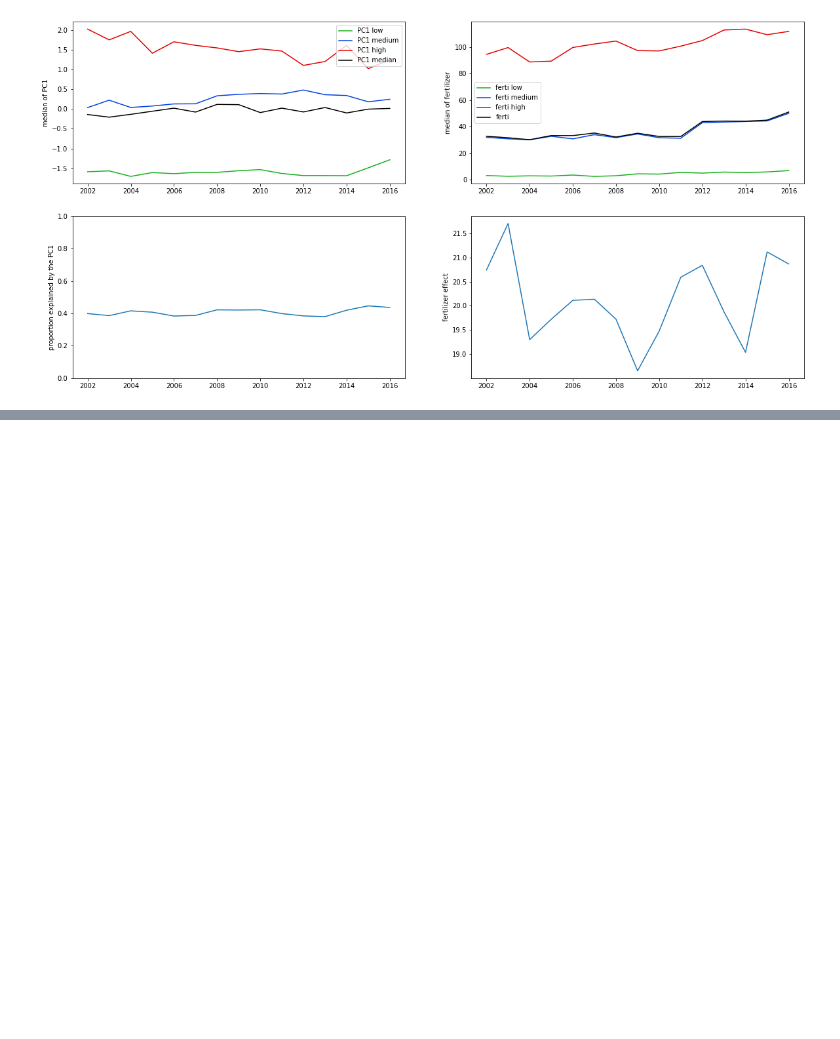
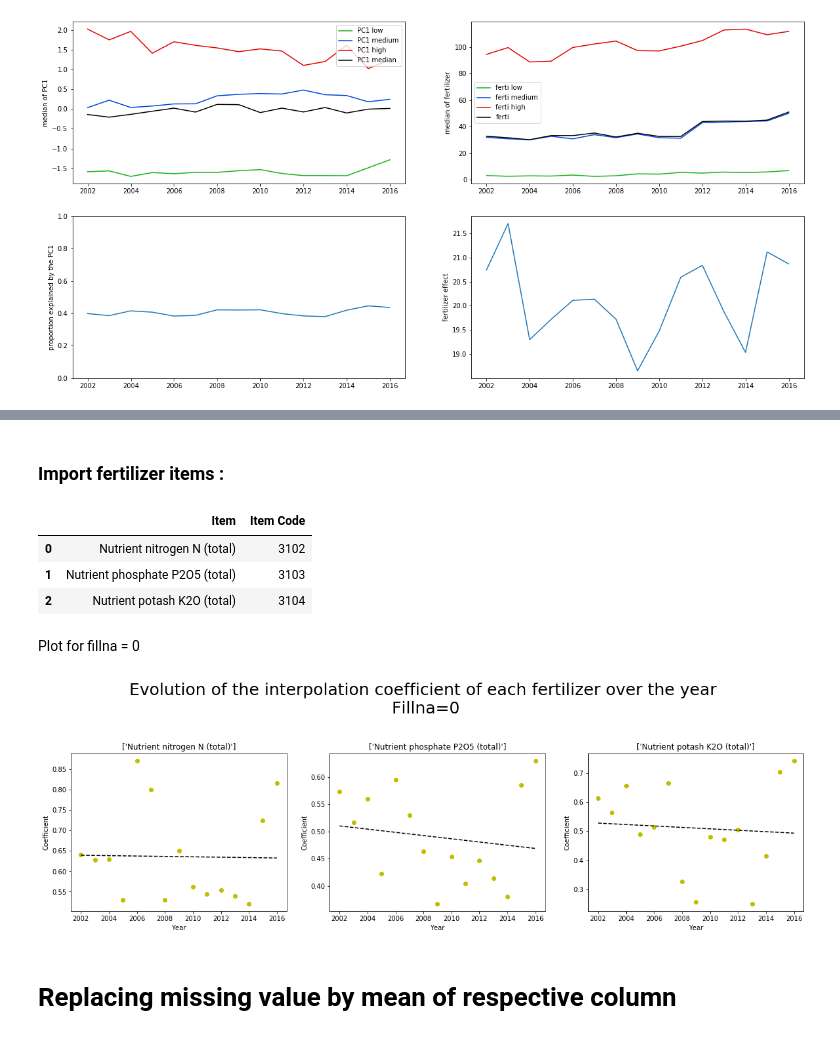
Before and after one commit to amara-slaymaker/ada_project-ada_nakamura, a Jupyter notebook: post_MS2_VR.ipynb, the cells around one changed output, grey strips where cells are left out. Saved outputs shown, nothing was run; the diff lists cells and outputs as text; code cells hidden in the pictures; blank space fills up the shorter version.

```diff
--- a/post_MS2_VR.ipynb
+++ b/post_MS2_VR.ipynb
@@ -202 +234,38 @@ Text(0, 0.5, 'fertilizer effect')
+# %% [markdown]
+### Import fertilizer items :
+# %%
+#looking at each type of fertilizer (and associated code)
+ferti_items = pd.DataFrame({'Item':fertilizer_area['Item'].unique(), 'Item Code':fertilizer_area['Item Code'].unique()})
+ferti_items
+# %% [output]
+|  | Item | Item Code |
+| 0 | Nutrient nitrogen N (total) | 3102 |
+| 1 | Nutrient phosphate P2O5 (total) | 3103 |
+| 2 | Nutrient potash K2O (total) | 3104 |
+# %% [markdown]
+Plot for fillna = 0
+# %%
+fig = plt.figure(figsize = (20, 15))
+fig.suptitle('Evolution of the interpolation coefficient of each fertilizer over the year \n Fillna=0 ', fontsize=25)
+for x in range(3):
+    mean=[]
+    for year in fertilizer_area.pivot_table(index=['Year Code']).index :
+        adding=PCA_year(year,3102+x)
+        mean.append([adding[0],adding[2][0]])
+    mean=pd.DataFrame(mean)
+
+    # look at coef over the years
+    ax1 = fig.add_subplot(3,3,x+1)
+    coef = np.polyfit(mean[0],abs(mean[1]),1) #test regression dim 1 ...
+    poly1d_fn = np.poly1d(coef)
+    plt.plot(mean[0],abs(mean[1]), 'yo',mean[0], poly1d_fn(mean[0]), '--k')
+
+    plt.xlabel('Year')
+    plt.ylabel('Coefficient')
+    fertilizer=ferti_items.Item[ferti_items['Item Code']==3102+x].values
+    plt.title('%s'%fertilizer)
+# %% [output]
+[figure, added]
+# %% [markdown]
+# Replacing missing value by mean of respective column
 # %%
```
Also changed, not shown: parts of 12 cells of this notebook, 1 other file.
